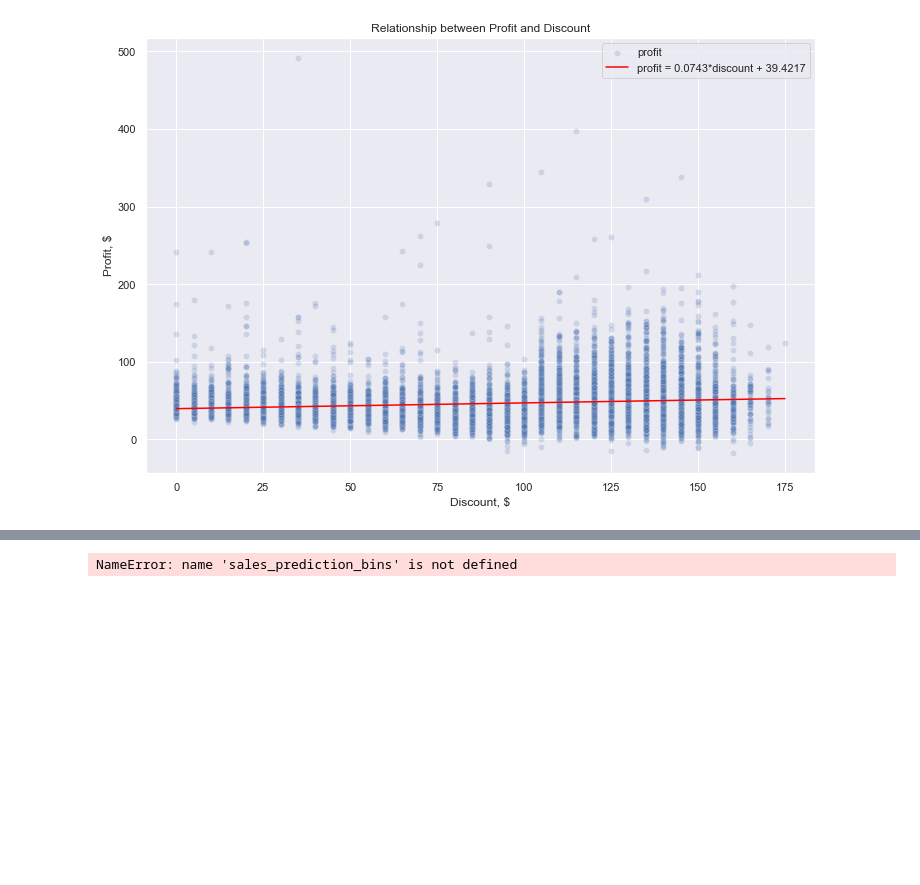
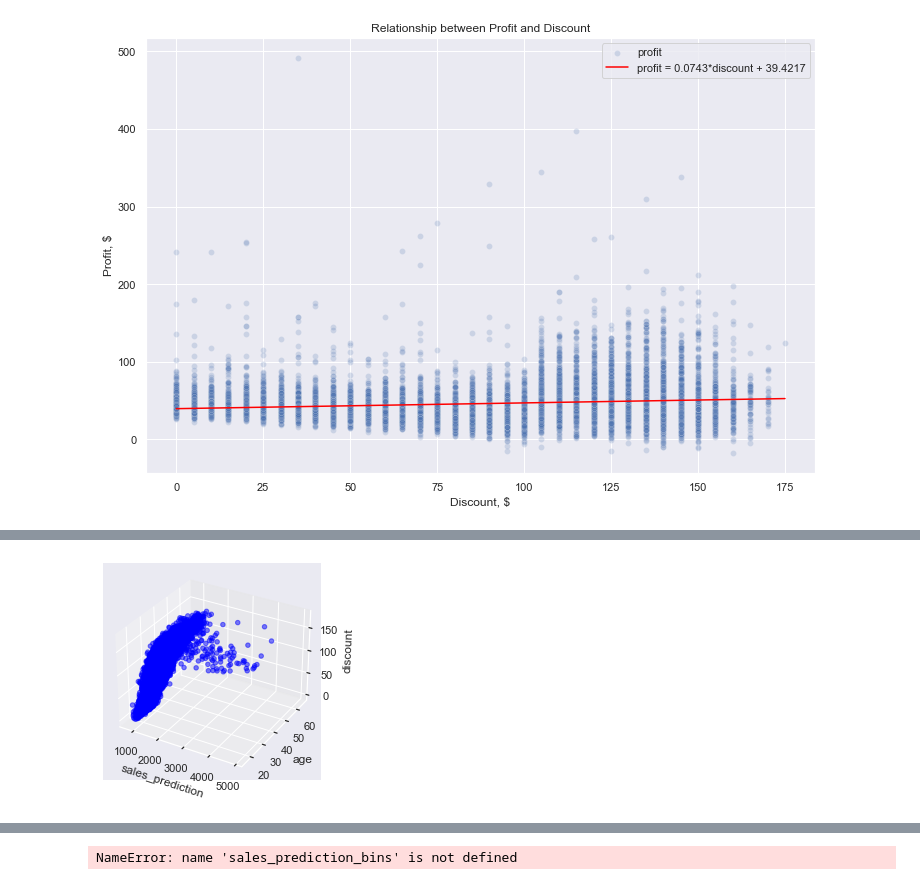
Before and after one commit to oscar-esvi/Predicting-the-Profitability-of-Discounts, a Jupyter notebook: Estimating_the_Profitability_of_Discounts.ipynb, the cells around one changed output, grey strips where cells are left out. Cells and saved outputs as stored; diff of their text form; code cells hidden in the pictures; blank space fills up the shorter version.

```diff
--- a/Estimating_the_Profitability_of_Discounts.ipynb
+++ b/Estimating_the_Profitability_of_Discounts.ipynb
@@ -247,0 +254,31 @@ strong multicollinearity or other numerical problems.
+# %%
+# 3 dimensions - hyperplane
+# x = # It is a good fit since R-squared is 0.809, which is pretty close to 1
+# X = np.array([100])
+# Y = np.array([1000])
+# plt.plot(x,y,'o')
+# m = 21.9248
+# b = 804.5246
+# m,b = np.polyfit(x,y,1)
+# plt.plot(x,m*x+b)
+# df3=pd.DataFrame(X,columns=['sales_prediction','age'])
+# df3['discounts'].pdSeries(Y)
+# df3
+model = smf.ols(formula='discount ~ sales_prediction + age', data=df2)
+results_formula = model.fit()
+results_formula.params
+x_surf, y_surf = np.meshgrid(np.linspace(df2.sales_prediction.min(),df2.sales_prediction.min(),100),np.linspace(df2.age.min(),df2.age.min(),100))
+onlyX = pd.DataFrame({'sales_prediction':x_surf.ravel(),'age':y_surf.ravel()})
+fittedY = results_formula.predict(exog=onlyX)
+fittedY = np.array(fittedY)
+
+fig = plt.figure()
+ax = fig.add_subplot(111,projection='3d')
+ax.scatter(df2['sales_prediction'],df2['age'],df2['discount'],c='blue',marker='o',alpha=0.5)
+ax.plot_surface(x_surf,y_surf,fittedY.reshape(x_surf.shape),color='None',alpha=0.3)
+ax.set_xlabel('sales_prediction')
+ax.set_ylabel('age')
+ax.set_zlabel('discount')
+plt.show()
+# %% [output]
+[figure, added]
```
Also changed, not shown: parts of 32 cells of this notebook, 2 other files.
